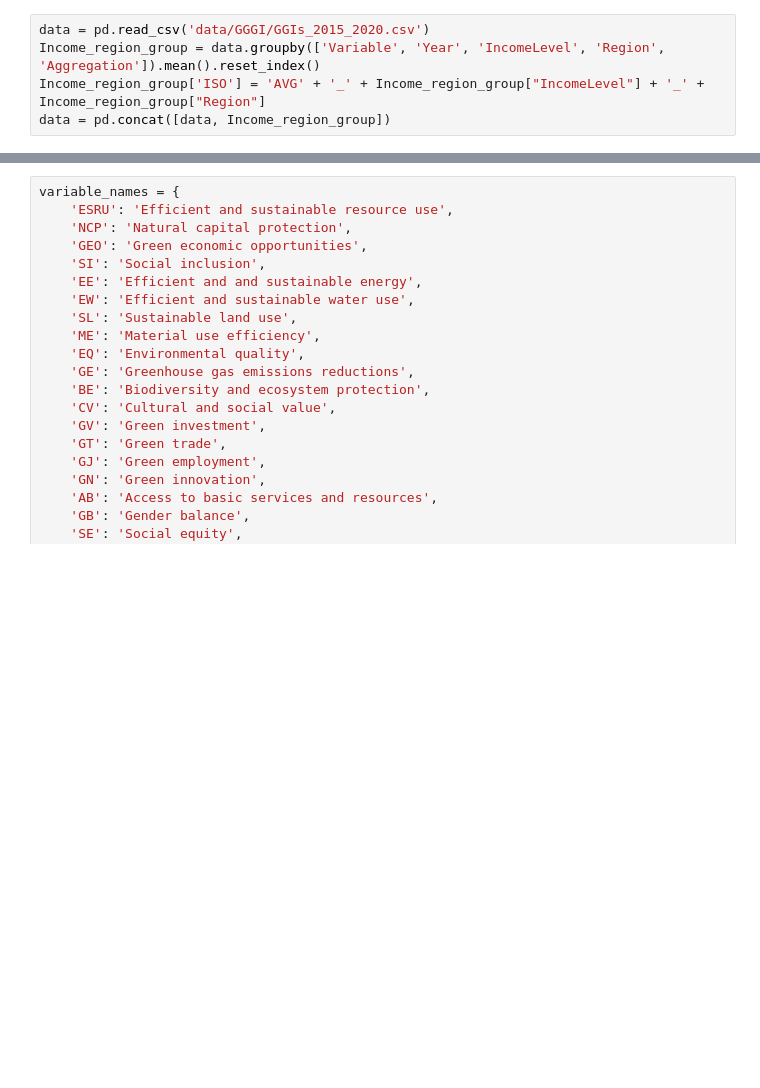
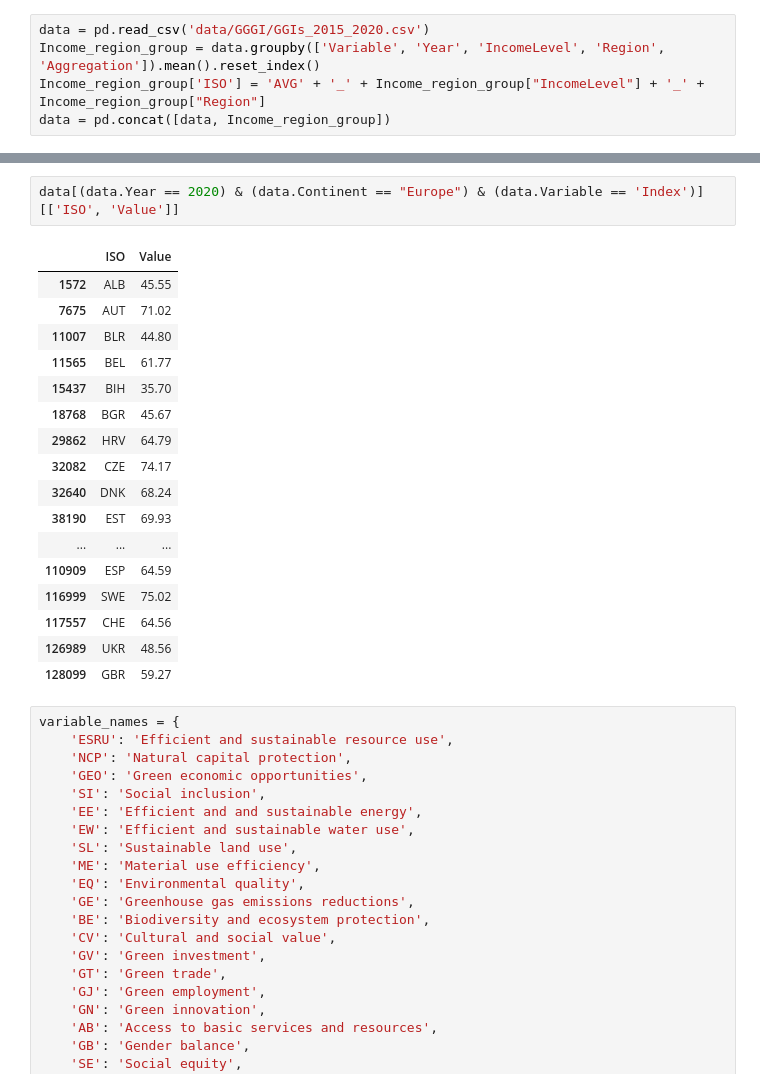
Before and after one commit to simonzabrocki/SimulationDashboard, a Jupyter notebook: drafts.ipynb, the cells around one changed output, grey strips where cells are left out. Drawn from its saved outputs; the diff is of its cells as text; blank space fills up the shorter version.

```diff
--- a/drafts.ipynb
+++ b/drafts.ipynb
@@ -10,3 +42,23 @@ data = pd.concat([data, Income_region_group])
+# %%
+data[(data.Year == 2020) & (data.Continent == "Europe") & (data.Variable == 'Index')][['ISO', 'Value']]
+# %% [output]
+|  | ISO | Value |
+| 1572 | ALB | 45.55 |
+| 7675 | AUT | 71.02 |
+| 11007 | BLR | 44.80 |
+| 11565 | BEL | 61.77 |
+| 15437 | BIH | 35.70 |
+| 18768 | BGR | 45.67 |
+| 29862 | HRV | 64.79 |
+| 32082 | CZE | 74.17 |
+| 32640 | DNK | 68.24 |
+| 38190 | EST | 69.93 |
+| ... | ... | ... |
+| 110909 | ESP | 64.59 |
+| 116999 | SWE | 75.02 |
+| 117557 | CHE | 64.56 |
+| 126989 | UKR | 48.56 |
+| 128099 | GBR | 59.27 |
 # %%
 variable_names = {
     'ESRU': 'Efficient and sustainable resource use',
```
Also changed, not shown: parts of 6 cells of this notebook, 5 other files.
